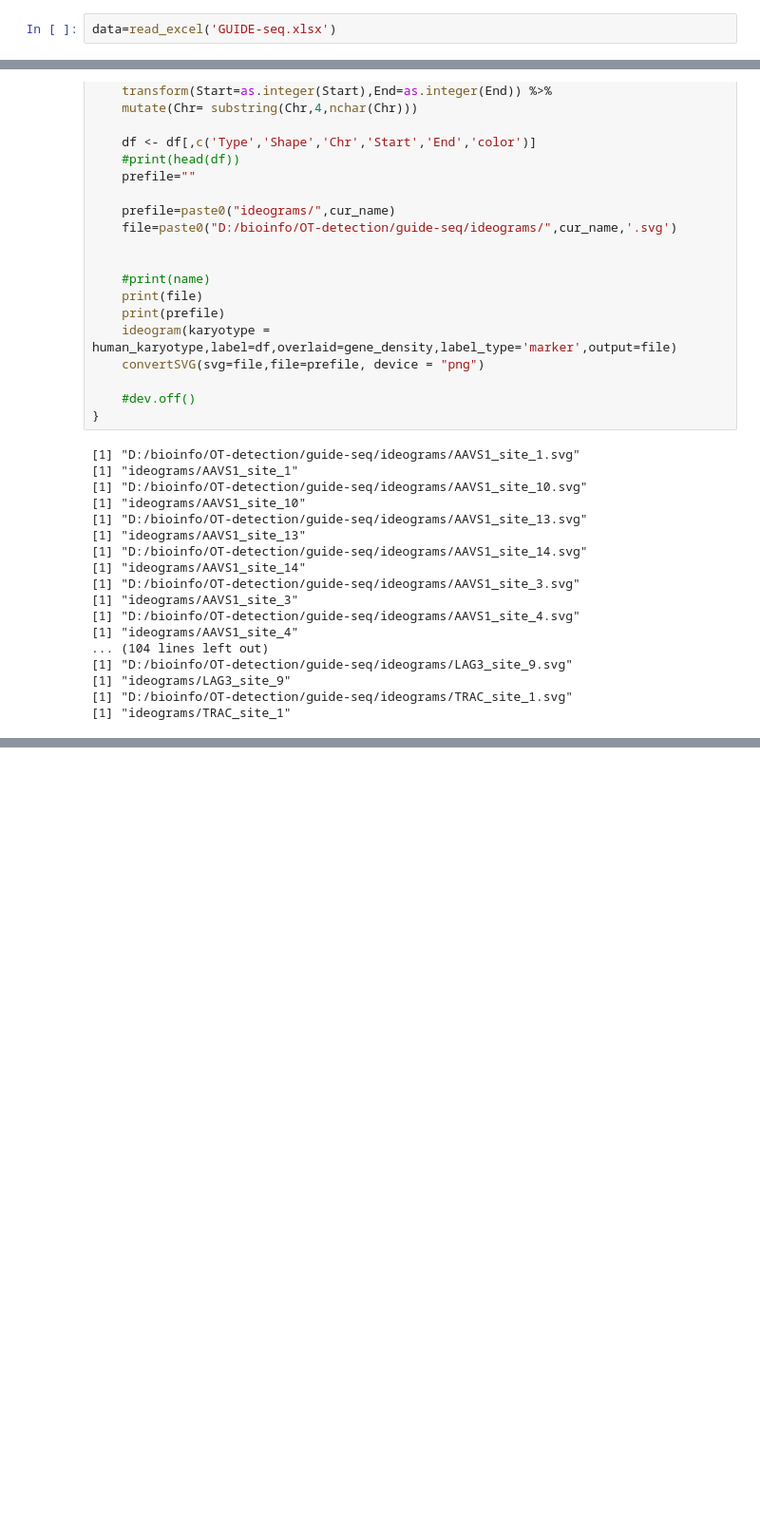
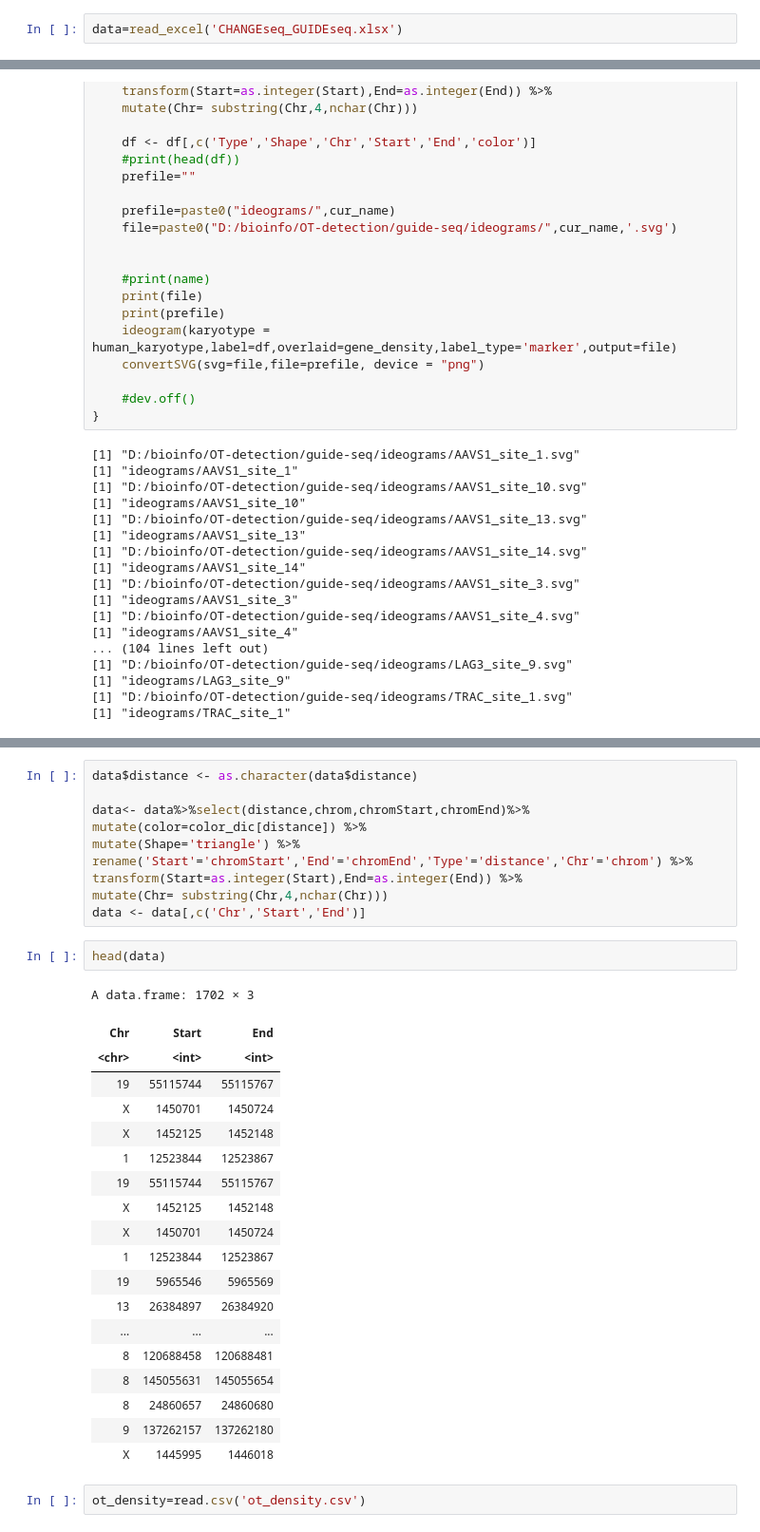
Before and after one commit to sadegh-rizi/OT-detection, a Jupyter notebook: guide-seq/ideogram.ipynb, the cells around one changed output, grey strips where cells are left out. Shown: that part at 95% size. Cells and saved outputs as stored; diff of their text form; blank space fills up the shorter version.

Commit message:
making new ideograms with pam density overlay and ot density

```diff
--- a/guide-seq/ideogram.ipynb
+++ b/guide-seq/ideogram.ipynb
@@ -38,5 +31,5 @@ Warning message:
 # %%
-data=read_excel('GUIDE-seq.xlsx')
+data=read_excel('CHANGEseq_GUIDEseq.xlsx')
 # %%
 head(data)
 # %% [output]
@@ -104,0 +172,34 @@ for (cur_name in unique(data$name)){
+# %%
+data$distance <- as.character(data$distance)
+
+data<- data%>%select(distance,chrom,chromStart,chromEnd)%>%
+mutate(color=color_dic[distance]) %>%
+mutate(Shape='triangle') %>%
+rename('Start'='chromStart','End'='chromEnd','Type'='distance','Chr'='chrom') %>%
+transform(Start=as.integer(Start),End=as.integer(End)) %>%
+mutate(Chr= substring(Chr,4,nchar(Chr)))
+data <- data[,c('Chr','Start','End')]
+# %%
+head(data)
+# %% [output]
+A data.frame: 1702 × 3
+| Chr | Start | End |
+| <chr> | <int> | <int> |
+| 19 | 55115744 | 55115767 |
+| X | 1450701 | 1450724 |
+| X | 1452125 | 1452148 |
+| 1 | 12523844 | 12523867 |
+| 19 | 55115744 | 55115767 |
+| X | 1452125 | 1452148 |
+| X | 1450701 | 1450724 |
+| 1 | 12523844 | 12523867 |
+| 19 | 5965546 | 5965569 |
+| 13 | 26384897 | 26384920 |
+| ... | ... | ... |
+| 8 | 120688458 | 120688481 |
+| 8 | 145055631 | 145055654 |
+| 8 | 24860657 | 24860680 |
+| 9 | 137262157 | 137262180 |
+| X | 1445995 | 1446018 |
+# %%
+ot_density=read.csv('ot_density.csv')
```
Also changed, not shown: parts of 13 cells of this notebook.
